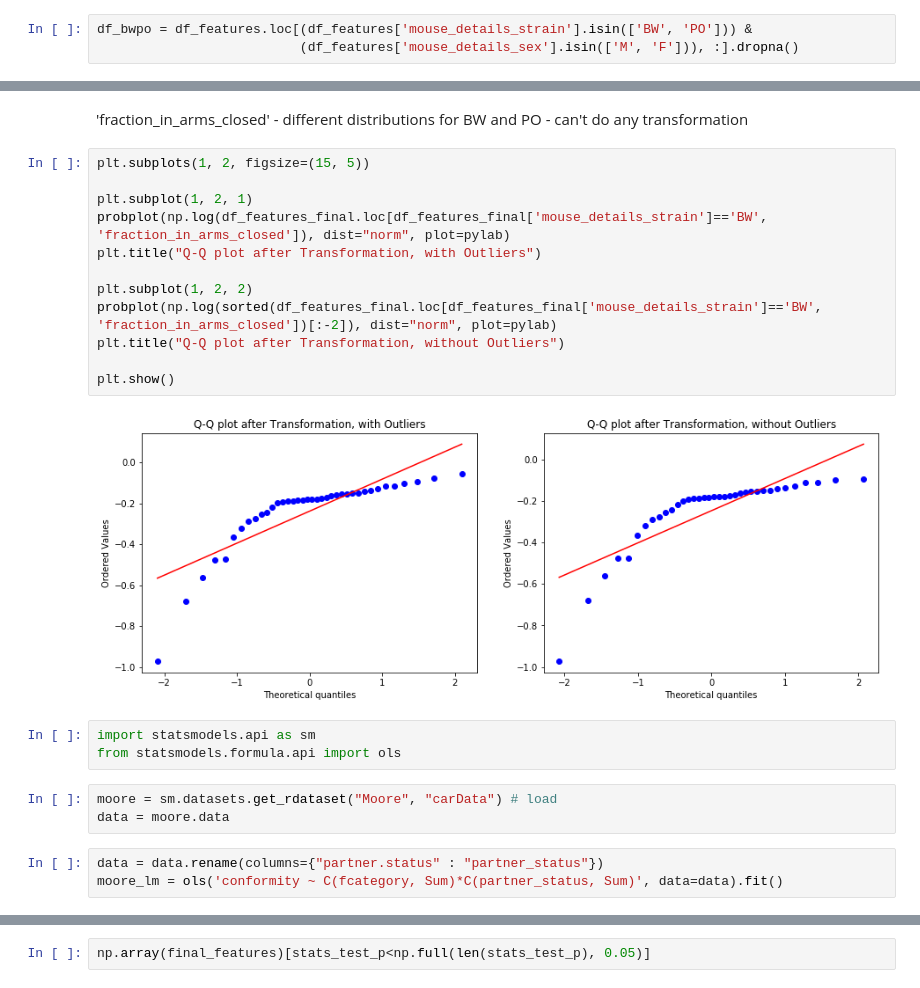
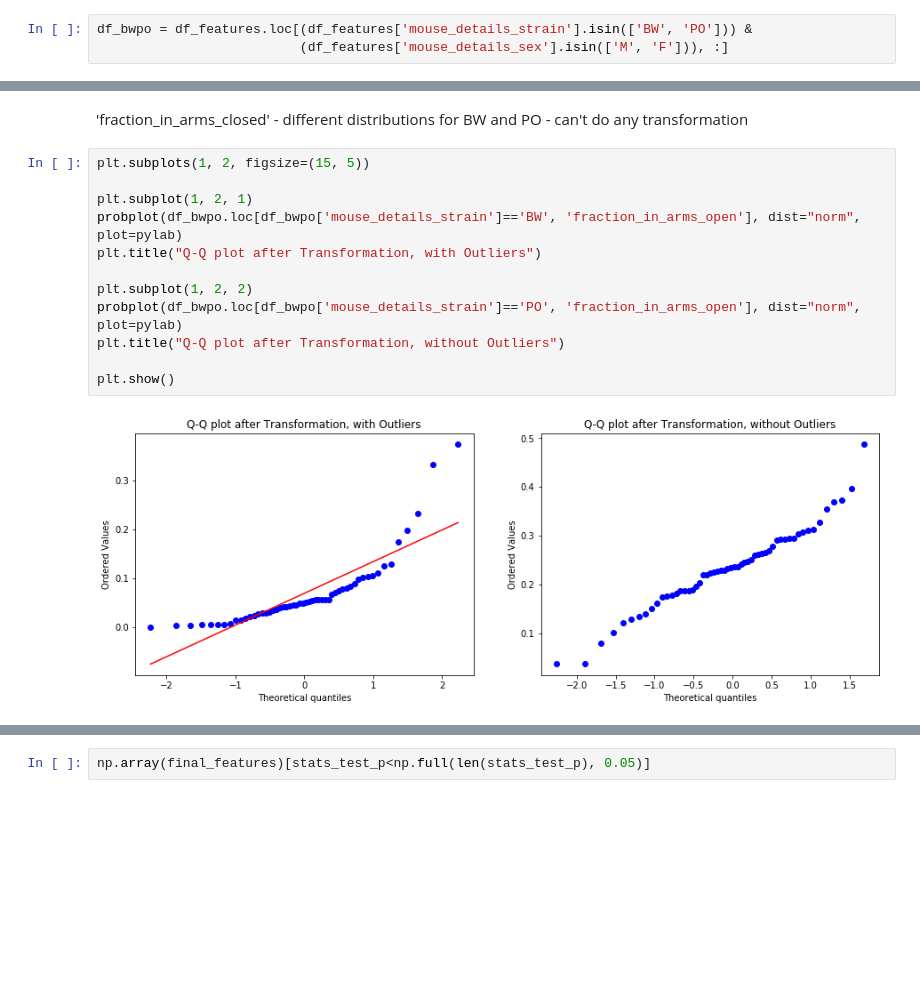
Before and after one commit to zachbogart/mice_behavior_capstone, a Jupyter notebook: process_data/results/Stat_significance.ipynb, the cells around one changed output, grey strips where cells are left out. Cells and saved outputs as stored; diff of their text form; blank space fills up the shorter version.

```diff
--- a/process_data/results/Stat_significance.ipynb
+++ b/process_data/results/Stat_significance.ipynb
@@ -70,6 +70,6 @@ final_features= ['fraction_in_arms_closed', 'fraction_in_arms_middle', 'fraction
  'velocity_open_towards_outside_median_speed_active']
 # %%
 df_bwpo = df_features.loc[(df_features['mouse_details_strain'].isin(['BW', 'PO'])) &
-                          (df_features['mouse_details_sex'].isin(['M', 'F'])), :].dropna()
+                          (df_features['mouse_details_sex'].isin(['M', 'F'])), :]
 # %%
 df_bwpo.rename(columns = {'fraction_in_arms_open-arms':'fraction_in_arms_open'}, inplace = True)
@@ -349,23 +537,14 @@ print(shapiro(np.log(sorted(df_features_final.loc[df_features_final['mouse_detai
 # %%
 plt.subplots(1, 2, figsize=(15, 5))
 
 plt.subplot(1, 2, 1)
-probplot(np.log(df_features_final.loc[df_features_final['mouse_details_strain']=='BW', 'fraction_in_arms_closed']), dist="norm", plot=pylab)
+probplot(df_bwpo.loc[df_bwpo['mouse_details_strain']=='BW', 'fraction_in_arms_open'], dist="norm", plot=pylab)
 plt.title("Q-Q plot after Transformation, with Outliers")
 
 plt.subplot(1, 2, 2)
-probplot(np.log(sorted(df_features_final.loc[df_features_final['mouse_details_strain']=='BW', 'fraction_in_arms_closed'])[:-2]), dist="norm", plot=pylab)
+probplot(df_bwpo.loc[df_bwpo['mouse_details_strain']=='PO', 'fraction_in_arms_open'], dist="norm", plot=pylab)
 plt.title("Q-Q plot after Transformation, without Outliers")
 
 plt.show()
 # %% [output]
-[figure, old version]
+[figure, new version]
-# %%
-import statsmodels.api as sm
-from statsmodels.formula.api import ols
-# %%
-moore = sm.datasets.get_rdataset("Moore", "carData") # load
-data = moore.data
-# %%
-data = data.rename(columns={"partner.status" : "partner_status"})
-moore_lm = ols('conformity ~ C(fcategory, Sum)*C(partner_status, Sum)', data=data).fit()
```
Also changed, not shown: parts of 37 cells of this notebook.
